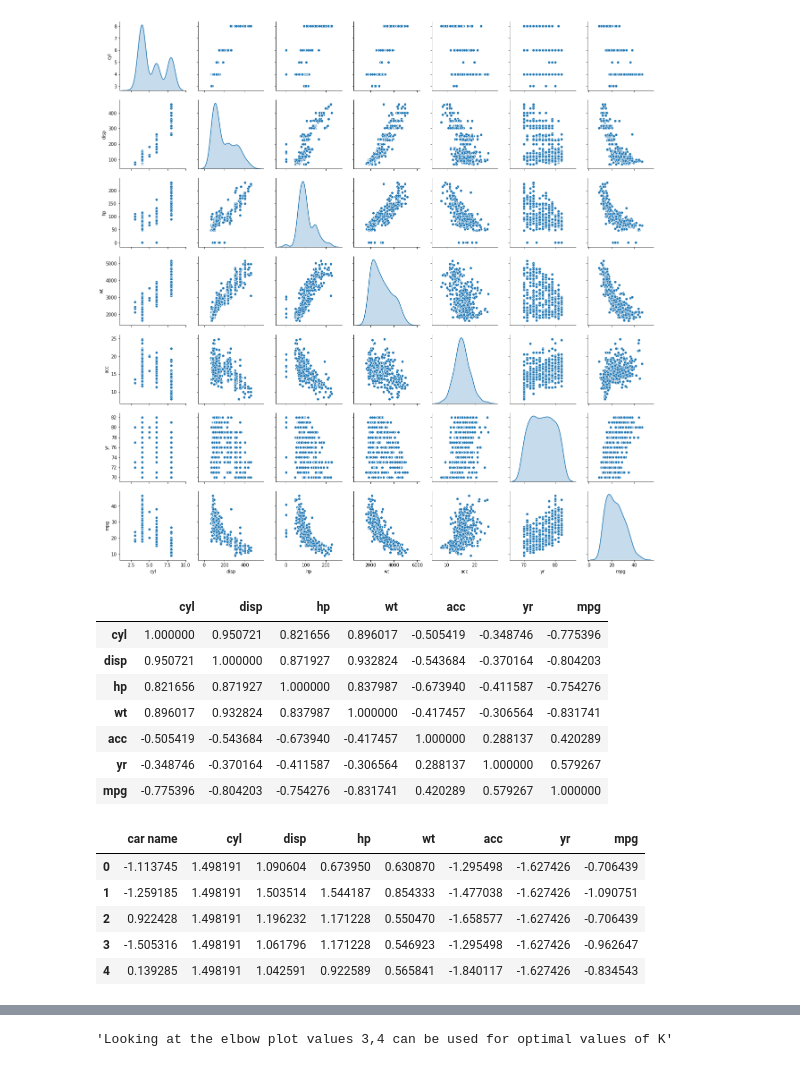
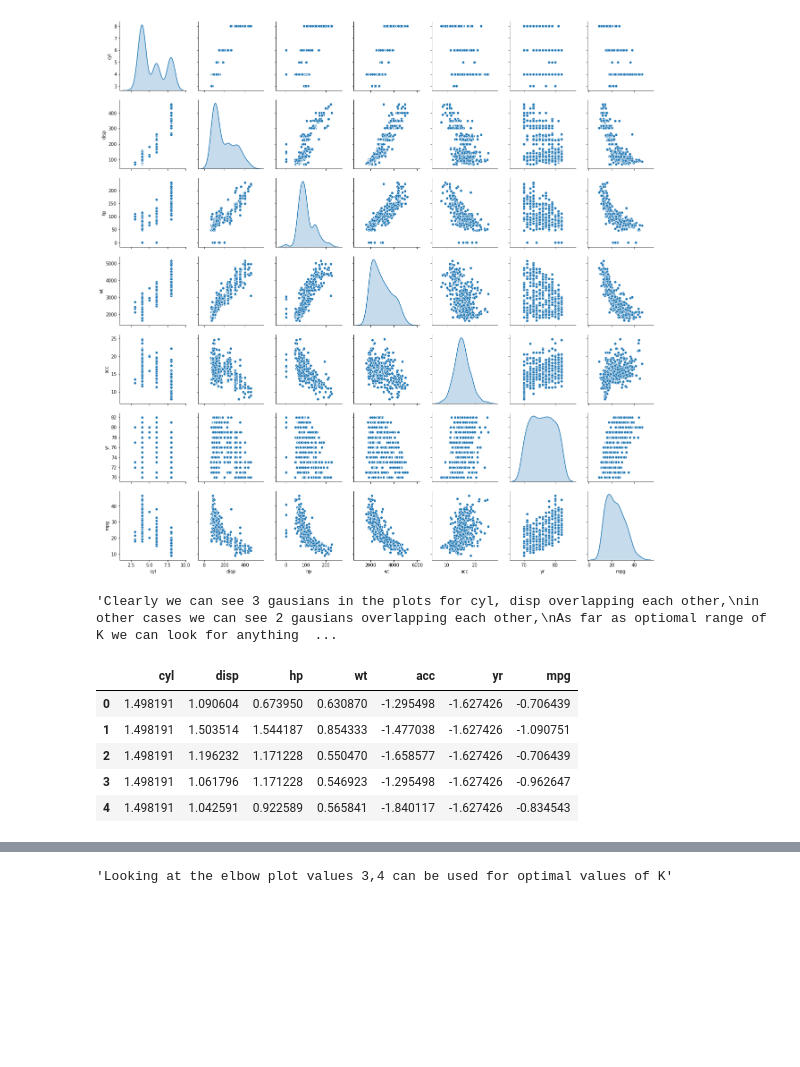
Before and after one commit to GreatLearningAIML1/pune-july19-batch-sushilthora, a Jupyter notebook: Unsupervised Learning_R4_Cars_datasets_Clustering.ipynb, the cells around one changed output, grey strips where cells are left out. Cells and saved outputs as stored; diff of their text form; code cells hidden in the pictures; blank space fills up the shorter version.

```diff
--- a/Unsupervised Learning_R4_Cars_datasets_Clustering.ipynb
+++ b/Unsupervised Learning_R4_Cars_datasets_Clustering.ipynb
@@ -65,13 +62,0 @@ sns.pairplot(cars_df,diag_kind='kde')
-# %%
-cars_df.corr()
-# %% [output]
-|  | cyl | disp | hp | wt | acc | yr | mpg |
-| cyl | 1.000000 | 0.950721 | 0.821656 | 0.896017 | -0.505419 | -0.348746 | -0.775396 |
-| disp | 0.950721 | 1.000000 | 0.871927 | 0.932824 | -0.543684 | -0.370164 | -0.804203 |
-| hp | 0.821656 | 0.871927 | 1.000000 | 0.837987 | -0.673940 | -0.411587 | -0.754276 |
-| wt | 0.896017 | 0.932824 | 0.837987 | 1.000000 | -0.417457 | -0.306564 | -0.831741 |
-| acc | -0.505419 | -0.543684 | -0.673940 | -0.417457 | 1.000000 | 0.288137 | 0.420289 |
-| yr | -0.348746 | -0.370164 | -0.411587 | -0.306564 | 0.288137 | 1.000000 | 0.579267 |
-| mpg | -0.775396 | -0.804203 | -0.754276 | -0.831741 | 0.420289 | 0.579267 | 1.000000 |
-# %%
-cars_df['car name'] = pd.Categorical(cars_df['car name']).codes
@@ -81,11 +63,20 @@ cars_df['car name'] = pd.Categorical(cars_df['car name']).codes
+# %%
+'''Clearly we can see 3 gausians in the plots for cyl, disp overlapping each other,
+in other cases we can see 2 gausians overlapping each other,
+As far as optiomal range of K we can look for anything >= 3'''
+# %% [output]
+'Clearly we can see 3 gausians in the plots for cyl, disp overlapping each other,\nin other cases we can see 2 gausians overlapping each other,\nAs far as optiomal range of K we can look for anything  ...
+# %%
+cars_data = cars_df.drop('car name', axis=1)
+cars = cars_df['car name'] # Serpating out the non numeric column before applying z score
 # %%
 from scipy.stats import zscore
-data = cars_df.apply(zscore)
+data = cars_data.apply(zscore)
 data.head()
 # %% [output]
-|  | car name | cyl | disp | hp | wt | acc | yr | mpg |
-| 0 | -1.113745 | 1.498191 | 1.090604 | 0.673950 | 0.630870 | -1.295498 | -1.627426 | -0.706439 |
-| 1 | -1.259185 | 1.498191 | 1.503514 | 1.544187 | 0.854333 | -1.477038 | -1.627426 | -1.090751 |
-| 2 | 0.922428 | 1.498191 | 1.196232 | 1.171228 | 0.550470 | -1.658577 | -1.627426 | -0.706439 |
-| 3 | -1.505316 | 1.498191 | 1.061796 | 1.171228 | 0.546923 | -1.295498 | -1.627426 | -0.962647 |
-| 4 | 0.139285 | 1.498191 | 1.042591 | 0.922589 | 0.565841 | -1.840117 | -1.627426 | -0.834543 |
+|  | cyl | disp | hp | wt | acc | yr | mpg |
+| 0 | 1.498191 | 1.090604 | 0.673950 | 0.630870 | -1.295498 | -1.627426 | -0.706439 |
+| 1 | 1.498191 | 1.503514 | 1.544187 | 0.854333 | -1.477038 | -1.627426 | -1.090751 |
+| 2 | 1.498191 | 1.196232 | 1.171228 | 0.550470 | -1.658577 | -1.627426 | -0.706439 |
+| 3 | 1.498191 | 1.061796 | 1.171228 | 0.546923 | -1.295498 | -1.627426 | -0.962647 |
+| 4 | 1.498191 | 1.042591 | 0.922589 | 0.565841 | -1.840117 | -1.627426 | -0.834543 |
```
Also changed, not shown: parts of 26 cells of this notebook.
